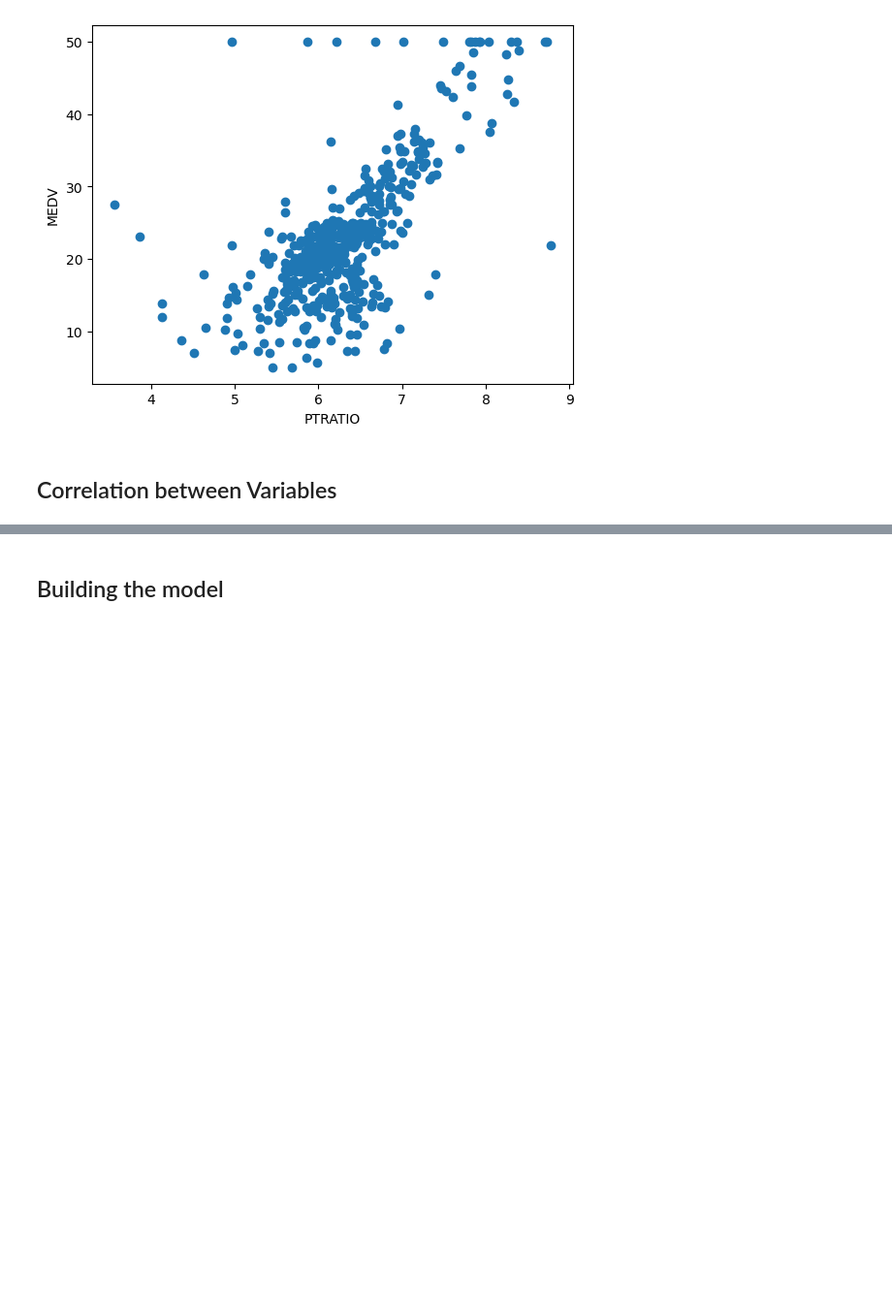
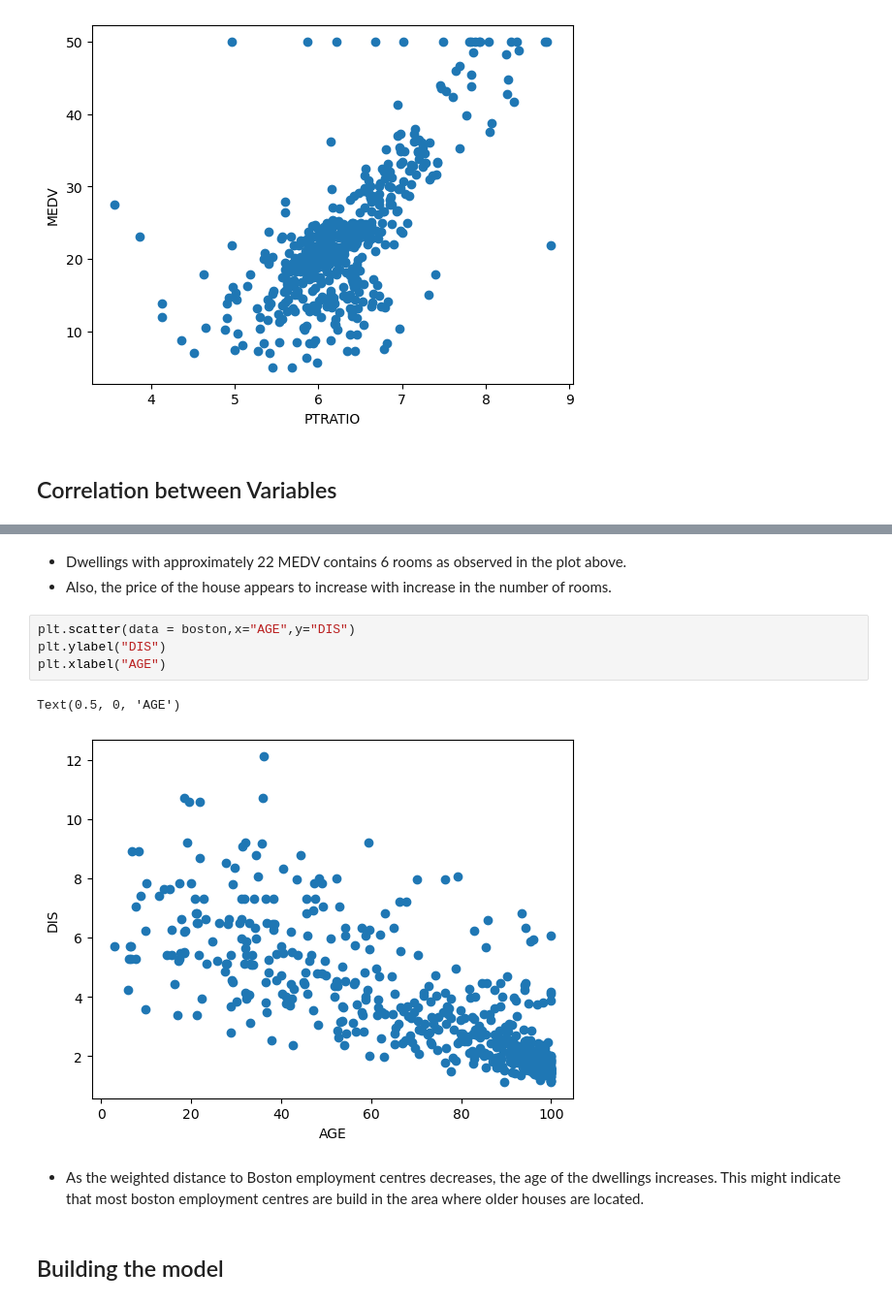
Before and after one commit to CarolSamoei/Boston-Linear-Regression-Model, a Jupyter notebook: Assignment2_boston.ipynb, the cells around one changed output, grey strips where cells are left out. Shown: that part at 97% size. Cells and saved outputs as stored; diff of their text form; blank space fills up the shorter version.

```diff
--- a/Assignment2_boston.ipynb
+++ b/Assignment2_boston.ipynb
@@ -196,2 +208,14 @@ sns.heatmap(boston.corr(), annot=True, vmin=-1, vmax=1, fmt=".2f", cmap="Spectra
+# %% [markdown]
+- Dwellings with approximately 22 MEDV contains 6 rooms as observed in the plot above.
+- Also, the price of the house appears to increase with increase in the number of rooms.
+# %%
+plt.scatter(data = boston,x="AGE",y="DIS")
+plt.ylabel("DIS")
+plt.xlabel("AGE")
+# %% [output]
+Text(0.5, 0, 'AGE')
+[figure, added]
+# %% [markdown]
+- As the weighted distance to Boston employment centres decreases, the age of the dwellings increases. This might indicate that most boston employment centres are build in the area where older houses are located.
 # %% [markdown]
 ## Building the model
```
Also changed, not shown: parts of 81 cells of this notebook.
